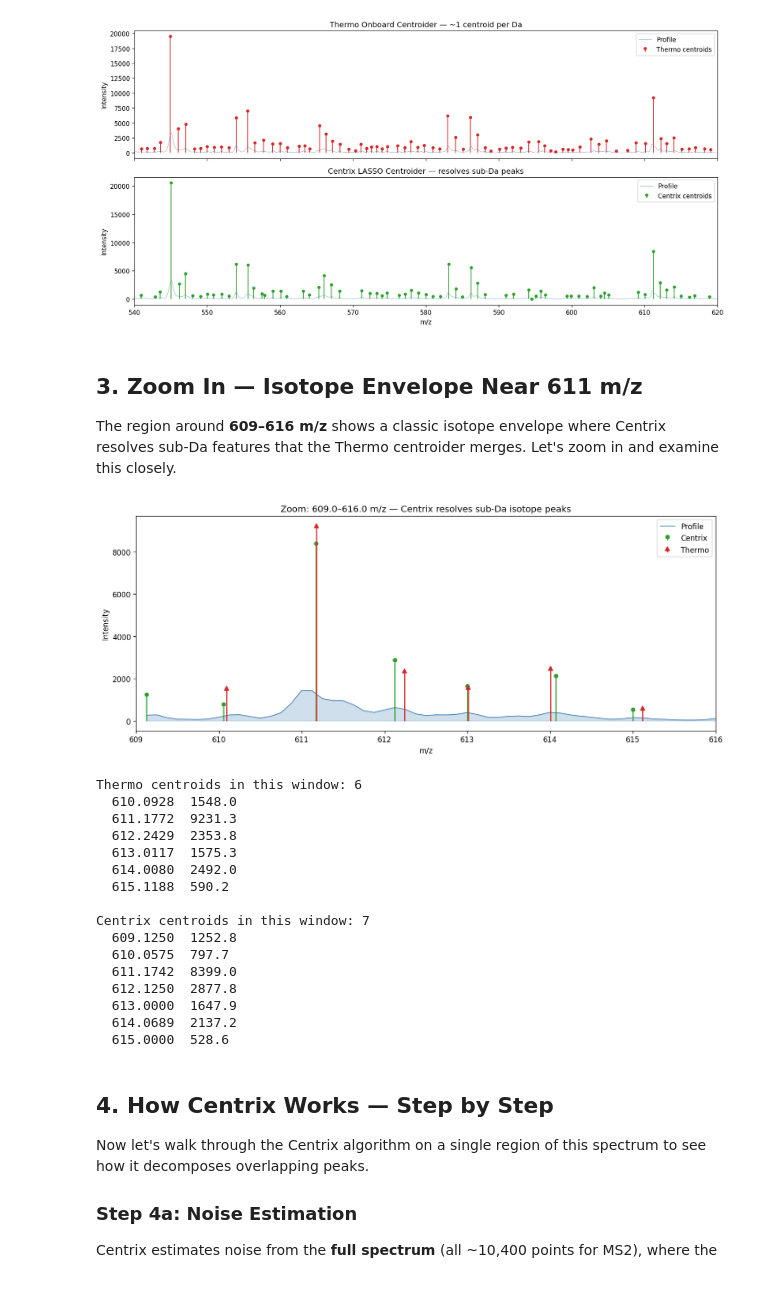
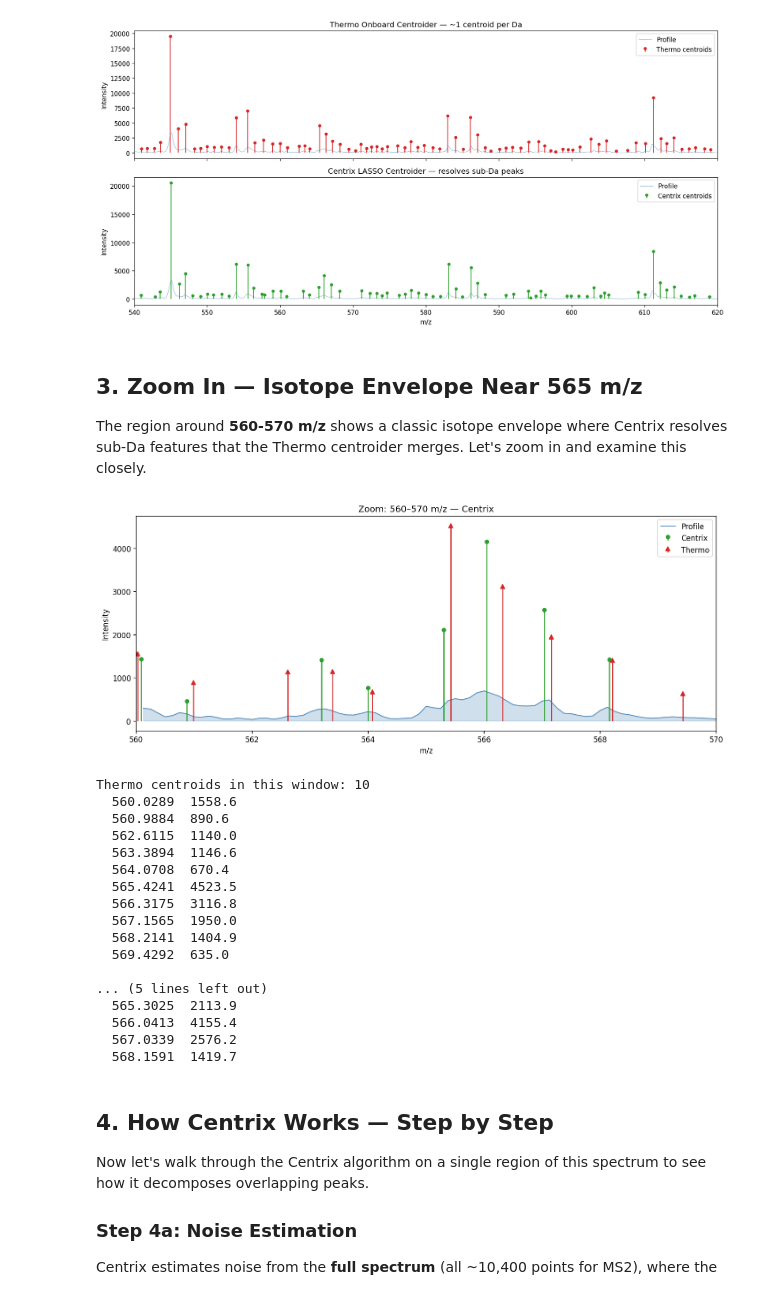
Before and after one commit to maccoss/centrix, a Jupyter notebook: scripts/centrix_spectrum_comparison.ipynb, the cells around one changed output. Saved outputs shown, nothing was run; the diff lists cells and outputs as text; code cells hidden in the pictures.

```diff
--- a/scripts/centrix_spectrum_comparison.ipynb
+++ b/scripts/centrix_spectrum_comparison.ipynb
@@ -126,12 +130,12 @@ plt.show()
 # %% [output]
 [figure]
 # %% [markdown]
-## 3. Zoom In — Isotope Envelope Near 611 m/z
+## 3. Zoom In — Isotope Envelope Near 565 m/z
 
-The region around **609–616 m/z** shows a classic isotope envelope where Centrix resolves
+The region around **560-570 m/z** shows a classic isotope envelope where Centrix resolves
 sub-Da features that the Thermo centroider merges. Let's zoom in and examine this closely.
 # %%
-ZOOM_LO, ZOOM_HI = 609.0, 616.0
+ZOOM_LO, ZOOM_HI = 560, 570
 
 p_mz, p_int = crop(prof_mz, prof_int, ZOOM_LO, ZOOM_HI)
 c_mz, c_int = crop(cx_mz,   cx_int,   ZOOM_LO, ZOOM_HI)
@@ -145,51 +149,52 @@ ax.plot(p_mz, p_int, color="steelblue", linewidth=1.0, label="Profile", zorder=2
 
 # Centrix centroids
 markerline, stemlines, baseline = ax.stem(
     c_mz, c_int, linefmt="C2-", markerfmt="C2o", basefmt=" ", label="Centrix"
 )
 stemlines.set_linewidth(1.5)
 markerline.set_markersize(5)
 
 # Thermo centroids
 markerline, stemlines, baseline = ax.stem(
     t_mz, t_int, linefmt="C3-", markerfmt="C3^", basefmt=" ", label="Thermo"
 )
 stemlines.set_linewidth(1.5)
 markerline.set_markersize(6)
 
 ax.set_xlabel("m/z")
 ax.set_ylabel("Intensity")
-ax.set_title(f"Zoom: {ZOOM_LO}–{ZOOM_HI} m/z — Centrix resolves sub-Da isotope peaks")
+ax.set_title(f"Zoom: {ZOOM_LO}–{ZOOM_HI} m/z — Centrix")
 ax.legend()
 ax.set_xlim(ZOOM_LO, ZOOM_HI)
 plt.tight_layout()
 plt.show()
 
 print(f"\nThermo centroids in this window: {len(t_mz)}")
 for m, i in zip(t_mz, t_int):
     print(f"  {m:.4f}  {i:.1f}")
 
 print(f"\nCentrix centroids in this window: {len(c_mz)}")
 for m, i in zip(c_mz, c_int):
     print(f"  {m:.4f}  {i:.1f}")
 # %% [output]
-[figure, old version]
+[figure, new version]
-Thermo centroids in this window: 6
-  610.0928  1548.0
-  611.1772  9231.3
-  612.2429  2353.8
-  613.0117  1575.3
-  614.0080  2492.0
-  615.1188  590.2
+Thermo centroids in this window: 10
+  560.0289  1558.6
+  560.9884  890.6
+  562.6115  1140.0
+  563.3894  1146.6
+  564.0708  670.4
+  565.4241  4523.5
+  566.3175  3116.8
+  567.1565  1950.0
+  568.2141  1404.9
+  569.4292  635.0
 
-Centrix centroids in this window: 7
-  609.1250  1252.8
-  610.0575  797.7
-  611.1742  8399.0
-  612.1250  2877.8
-  613.0000  1647.9
-  614.0689  2137.2
-  615.0000  528.6
+... (5 lines left out)
+  565.3025  2113.9
+  566.0413  4155.4
+  567.0339  2576.2
+  568.1591  1419.7
 # %% [markdown]
 ## 4. How Centrix Works — Step by Step
 
```
Also changed, not shown: parts of 7 cells of this notebook.
